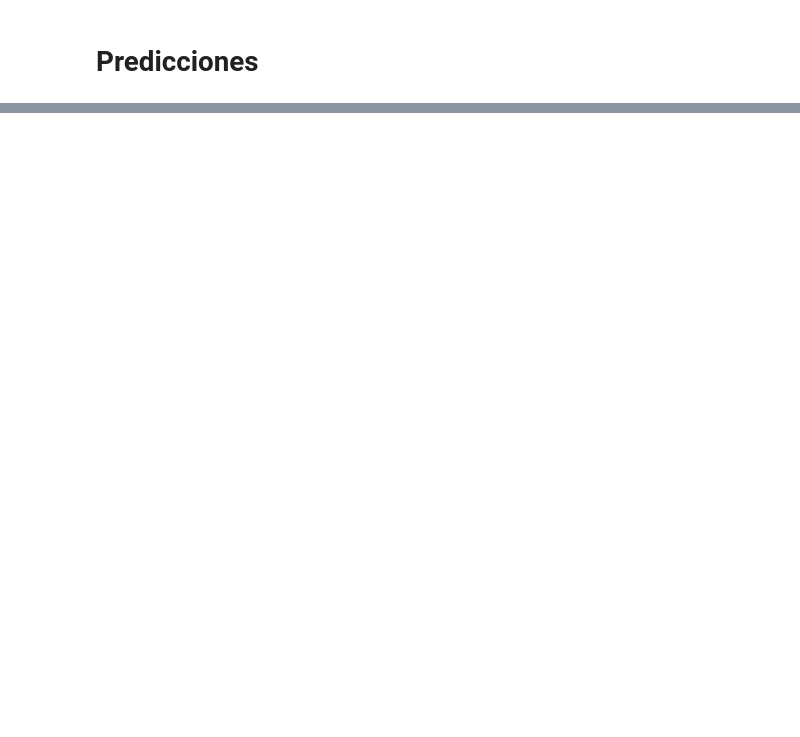
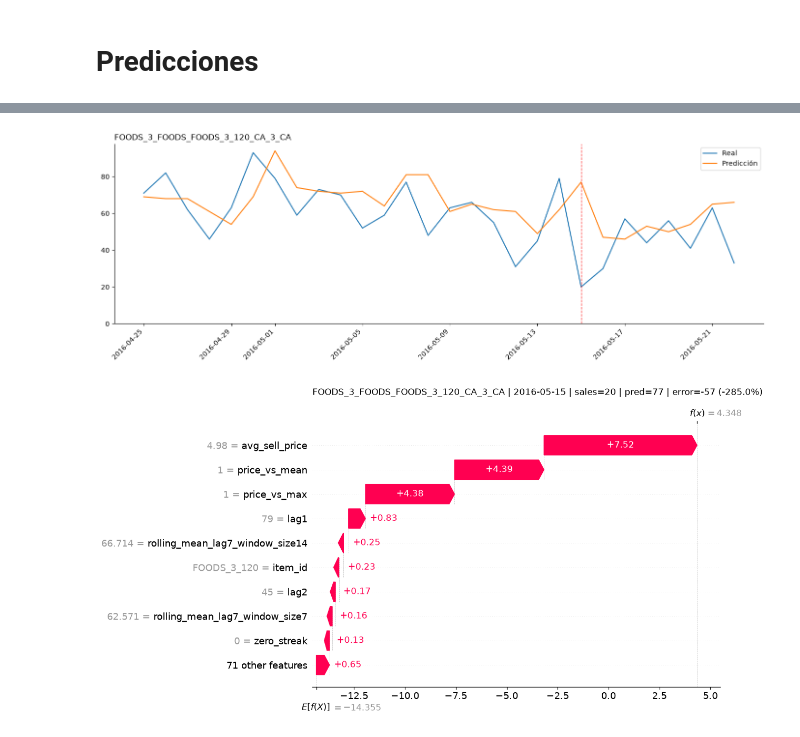
Before and after one commit to njimenez94/forecast-tfm, a Jupyter notebook: notebooks/03_predictions.ipynb, the cells around one changed output, grey strips where cells are left out. Saved outputs shown, nothing was run; the diff lists cells and outputs as text; code cells hidden in the pictures; blank space fills up the shorter version.

```diff
--- a/notebooks/03_predictions.ipynb
+++ b/notebooks/03_predictions.ipynb
@@ -96,2 +160,5 @@ df_pred.query('agg_id == "FOODS_3_FOODS_FOODS_3_120_CA_3_CA"').nlargest(10, 'wap
 # %%
-analizar_prediccion(agg_id='FOODS_3_FOODS_FOODS_3_120_CA_3_CA')
+analizar_prediccion(agg_id='FOODS_3_FOODS_FOODS_3_120_CA_3_CA',date='2016-05-15')
+# %% [output]
+[figure, added]
+[figure, added]
```
Also changed, not shown: parts of 8 cells of this notebook, 4 other files.
